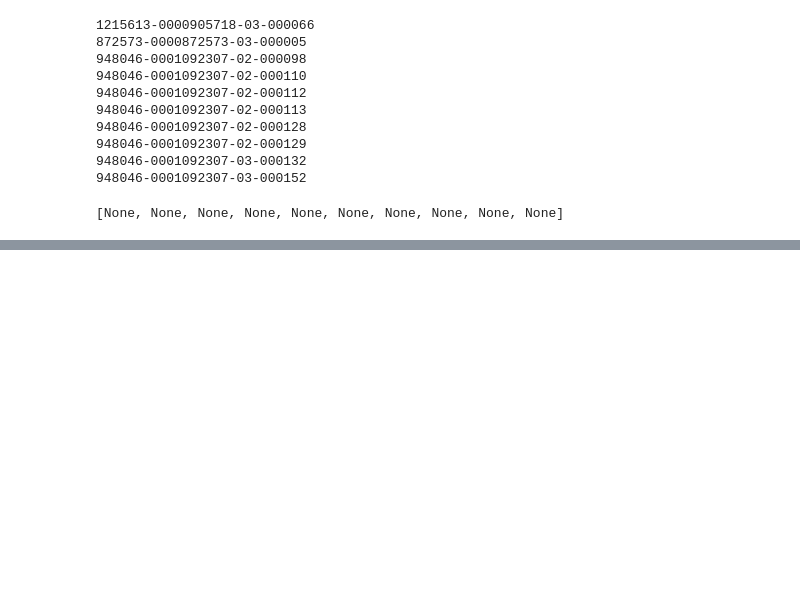
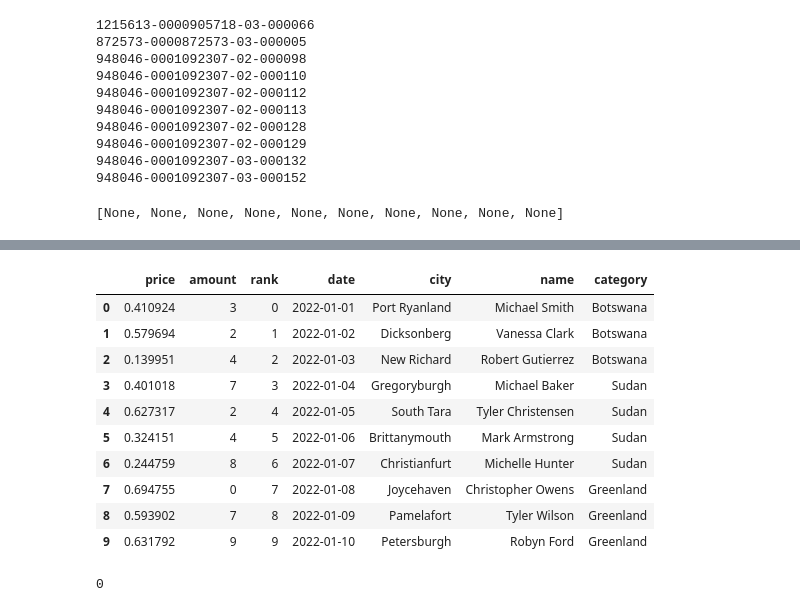
Before and after one commit to kuatroka/visualisation_training, a Jupyter notebook: altair_tutorial/notebooks/playground_txt_parsing.ipynb, the cells around one changed output, grey strips where cells are left out. Drawn from its saved outputs; the diff is of its cells as text; code cells hidden in the pictures; blank space fills up the shorter version.

```diff
--- a/altair_tutorial/notebooks/playground_txt_parsing.ipynb
+++ b/altair_tutorial/notebooks/playground_txt_parsing.ipynb
@@ -657,0 +756,39 @@ df.head()
+# %%
+from faker import Faker
+np.random.seed(123)
+
+fake = Faker()
+n = 10
+
+# categories = [fake.word() for _ in range(3)]
+
+# # Create a list of categories with repetition
+# categories = np.repeat(categories, [3, 4, 3])
+
+# Shuffle the categories randomly
+np.random.shuffle(categories)
+
+data = {
+    'price': np.random.rand(n),
+    'amount': np.random.randint(0, 10, n),
+    'rank': range(n),
+    'date': pd.date_range(start='2022-01-01', periods=n),
+    'city': [fake.city() for _ in range(n)],
+    'name': [fake.name() for _ in range(n)],
+    'category': np.repeat([fake.country() for _ in range(3)], [3, 4, 3])
+}
+
+df1 = pd.DataFrame(data)
+df1
+# %% [output]
+|  | price | amount | rank | date | city | name | category |
+| 0 | 0.410924 | 3 | 0 | 2022-01-01 | Port Ryanland | Michael Smith | Botswana |
+| 1 | 0.579694 | 2 | 1 | 2022-01-02 | Dicksonberg | Vanessa Clark | Botswana |
+| 2 | 0.139951 | 4 | 2 | 2022-01-03 | New Richard | Robert Gutierrez | Botswana |
+| 3 | 0.401018 | 7 | 3 | 2022-01-04 | Gregoryburgh | Michael Baker | Sudan |
+| 4 | 0.627317 | 2 | 4 | 2022-01-05 | South Tara | Tyler Christensen | Sudan |
+| 5 | 0.324151 | 4 | 5 | 2022-01-06 | Brittanymouth | Mark Armstrong | Sudan |
+| 6 | 0.244759 | 8 | 6 | 2022-01-07 | Christianfurt | Michelle Hunter | Sudan |
+| 7 | 0.694755 | 0 | 7 | 2022-01-08 | Joycehaven | Christopher Owens | Greenland |
+| 8 | 0.593902 | 7 | 8 | 2022-01-09 | Pamelafort | Tyler Wilson | Greenland |
+| 9 | 0.631792 | 9 | 9 | 2022-01-10 | Petersburgh | Robyn Ford | Greenland |
@@ -657,0 +798,4 @@ df.head()
+# %%
+len(set(rand_list1) & set(rand_list2) )
+# %% [output]
+0
```
Also changed, not shown: parts of 30 cells of this notebook, 45 other files.
